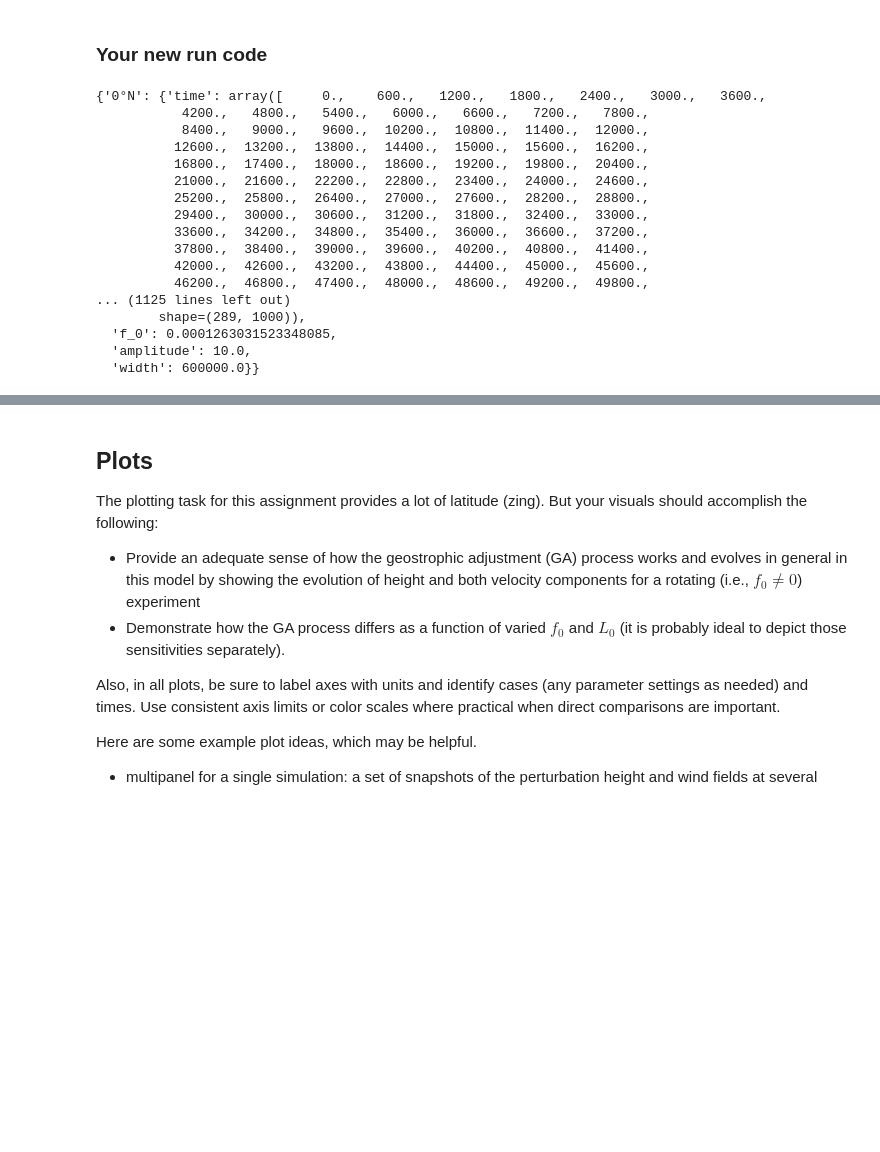
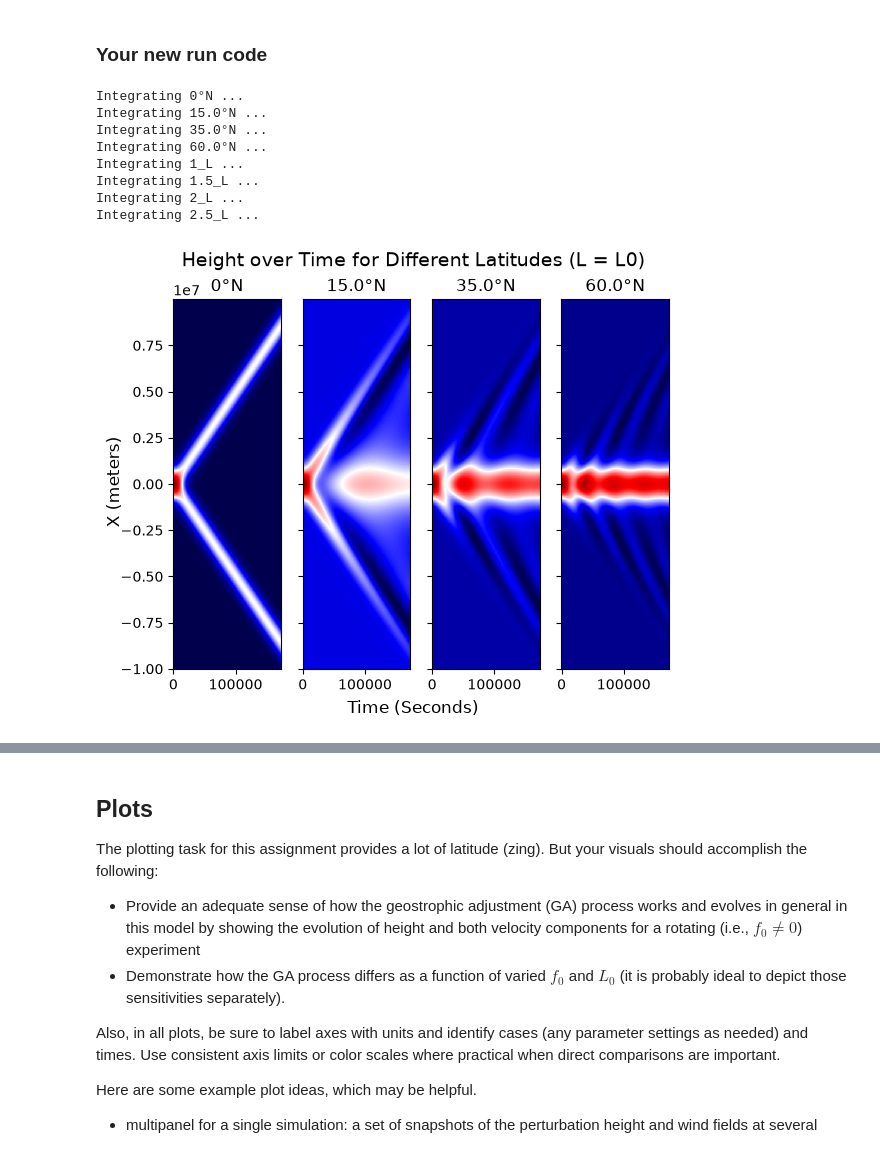
Before and after one commit to Ecox343/Cox_Fundis_Fall_26, a Jupyter notebook: lab2_geostrophic_adjustment.ipynb, the cells around one changed output, grey strips where cells are left out. Saved outputs shown, nothing was run; the diff lists cells and outputs as text; code cells hidden in the pictures; blank space fills up the shorter version.

Commit message:
1st_graph

```diff
--- a/lab2_geostrophic_adjustment.ipynb
+++ b/lab2_geostrophic_adjustment.ipynb
@@ -253,32 +253,53 @@ Integrating 60.0°N ...
 # %% [markdown]
 ### Your new run code
 # %%
-# Example model run for a given latitude and f_0-setting
-# All other settings are left to default values
-latitude = 15.0
-f_0 = coriolis_parameter(latitude)
-ec_test = integrate_case(f_0)
-# Print the dictionary keys and some parameter values
-print(single_run_f15deg.keys())
-print(f"Coriolis parameter: {single_run_f15deg['f_0']}")
-print(f"h_0: {single_run_f15deg['amplitude']}")
-print(f"L_0: {single_run_f15deg['width']}")
-print()
+case_names = [] # initialize a list
+run_params = [] # initialize a list
+runs = {} # initialize a dictionary; each new entry has a "key" (e.g., a name)
+for lat in [0, 15.0, 35.0, 60.0]:
+    f = coriolis_parameter(lat)
+    case_label = f"{lat}°N"
+    print(f"Integrating {case_label} ...")
+    case_names.append(case_label)
+    run_params.append({"label": case_label, "latitude": lat, "f_0": f, "amplitude": h_0, "width": L_0})
+    runs[case_label] = integrate_case(f, amplitude=h_0, width=L_0)
+
+w_case_names = [] # initialize a list
+w_run_params = [] # initialize a list
+w_runs = {} # initialize a dictionary; each new entry has a "key" (e.g., a name)
+for wds in [1, 1.5, 2, 2.5]:
+    f = coriolis_parameter(15)
+    w_case_label = f"{wds}_L"
+    print(f"Integrating {w_case_label} ...")
+    w_case_names.append(w_case_label)
+    w_run_params.append({"label": w_case_label, "latitude": 15, "f_0": f, "amplitude": h_0, "width": L_0*wds})
+    w_runs[case_label] = integrate_case(f, amplitude=h_0, width=L_0*wds)
 # %% [output]
-{'0°N': {'time': array([     0.,    600.,   1200.,   1800.,   2400.,   3000.,   3600.,
-           4200.,   4800.,   5400.,   6000.,   6600.,   7200.,   7800.,
-           8400.,   9000.,   9600.,  10200.,  10800.,  11400.,  12000.,
-          12600.,  13200.,  13800.,  14400.,  15000.,  15600.,  16200.,
-          16800.,  17400.,  18000.,  18600.,  19200.,  19800.,  20400.,
-          21000.,  21600.,  22200.,  22800.,  23400.,  24000.,  24600.,
-          25200.,  25800.,  26400.,  27000.,  27600.,  28200.,  28800.,
-          29400.,  30000.,  30600.,  31200.,  31800.,  32400.,  33000.,
-          33600.,  34200.,  34800.,  35400.,  36000.,  36600.,  37200.,
-          37800.,  38400.,  39000.,  39600.,  40200.,  40800.,  41400.,
-          42000.,  42600.,  43200.,  43800.,  44400.,  45000.,  45600.,
-          46200.,  46800.,  47400.,  48000.,  48600.,  49200.,  49800.,
-... (1125 lines left out)
-        shape=(289, 1000)),
-  'f_0': 0.0001263031523348085,
-  'amplitude': 10.0,
-  'width': 600000.0}}
+Integrating 0°N ...
+Integrating 15.0°N ...
+Integrating 35.0°N ...
+Integrating 60.0°N ...
+Integrating 1_L ...
+Integrating 1.5_L ...
+Integrating 2_L ...
+Integrating 2.5_L ...
+# %%
+figvlsh, axvlsh = plt.subplots(1,4,sharex=True, sharey=True)
+ctr = 0
+for case in runs:
+    tc = runs[case]
+    axvlsh[ctr].pcolormesh(tc['time'], tc['x'] , tc['h'].T, cmap = 'seismic')
+    axvlsh[ctr].set_title(case)
+    if ctr<3:
+         axvlsh[ctr].label_outer()
+    ctr +=1
+figvlsh.suptitle('Height over Time for Different Latitudes (L = L0)',fontsize=14)
+figvlsh.supylabel('X (meters)')
+figvlsh.supxlabel('Time (Seconds)')
+
+
+
+ctr = 0
+# ax.pcolormesh(ec_test['time'], ec_test['x'] , ec_test['h'].T, cmap = 'seismic')
+# %% [output]
+[figure, added]
```
Also changed, not shown: parts of 1 cell of this notebook.
